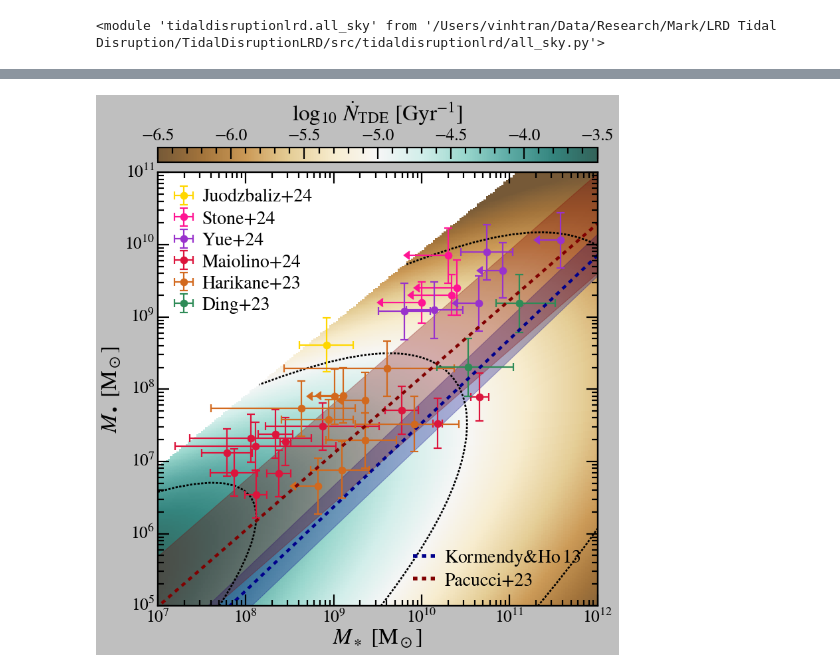
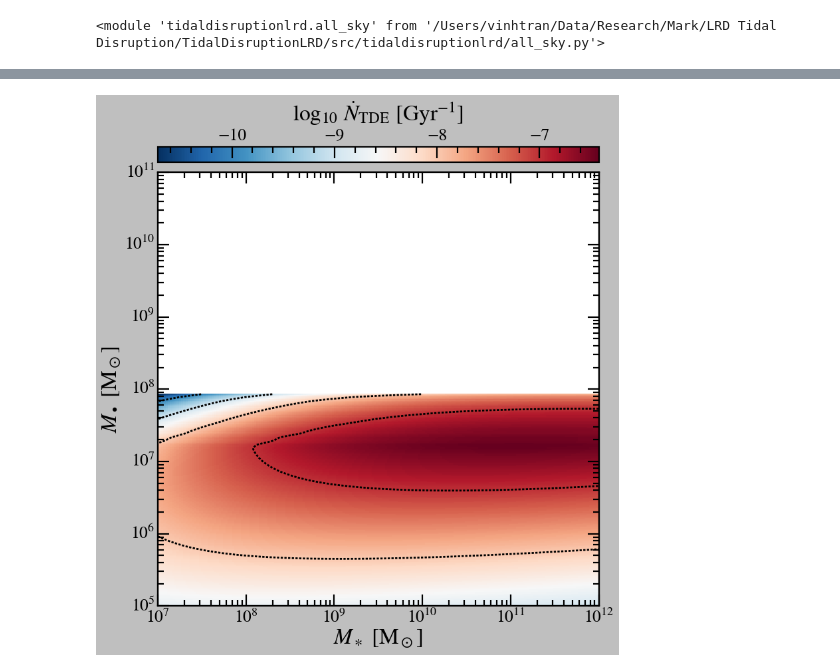
Before and after one commit to vinh-qtran/TidalDisruptionLRD, a Jupyter notebook: nbs/Ms_Mbh_tde_rate.ipynb, the cells around one changed output, grey strips where cells are left out. Drawn from its saved outputs; the diff is of its cells as text; code cells hidden in the pictures.

```diff
--- a/nbs/Ms_Mbh_tde_rate.ipynb
+++ b/nbs/Ms_Mbh_tde_rate.ipynb
@@ -32,4 +31,18 @@ importlib.reload(tde_rate)
 importlib.reload(all_sky)
 # %% [output]
 <module 'tidaldisruptionlrd.all_sky' from '/Users/vinhtran/Data/Research/Mark/LRD Tidal Disruption/TidalDisruptionLRD/src/tidaldisruptionlrd/all_sky.py'>
+# %%
+r_2d_half_mass = {
+    0.0: 2.9036,  # Dehnen core
+    0.25: 2.6309,
+    0.5: 2.3585,
+    0.75: 2.0866,
+    1.0: 1.8153,  # Hernquist
+    1.25: 1.5448,
+    1.5: 1.2757,
+    1.75: 1.0085,
+    2.0: 0.7447,  # Jaffe
+    2.25: 0.4874,
+    2.5: 0.2450,
+}
 # %%
@@ -57,5 +74,5 @@ tde_iso = all_sky.IsothermalTDEGrid(
 # %%
-with open("tdes/tde_Hernquist_Salpeter_1e9_a55_75.pkl", "rb") as f:  # noqa: PTH123
+with open("tdes/tde_Dehnen_250.pkl", "rb") as f:  # noqa: PTH123
     tde = pickle.load(f)
 # %%
 def KH13_log_Mbh_from_log_Ms(log_M_s):
@@ -157,11 +158,11 @@ c = ax.pcolormesh(
     M_s,
     M_bh,
     log10_N_TDE_grid.T,
-    vmin=-6.5,
-    vmax=-3.5,
-    cmap="BrBG",
+    # vmin=-6.5,
+    # vmax=-3.5,
+    cmap="RdBu_r",
     shading="auto",
-    alpha=0.8,
+    # alpha=0.8,
 )
 cb = fig.colorbar(
     c,
@@ -178,7 +179,7 @@ cb.set_label(r"$\log_{10} \, \dot{N}_{\rm TDE}$ [Gyr$^{-1}$]", labelpad=10)
 # for scaleing in [1, 10, 100, 1000]:
 #     ax.plot(M_bh*scaleing, M_bh, "k--")
 
-levels = [-7, -6, -5, -4, -3]
+levels = np.arange(-11, -1, 1)
 
 cont = ax.contour(
     M_s,
@@ -190,7 +191,7 @@ cont = ax.contour(
     linestyles=[(0, (3, 2))],
 )
 
-show_observed_LRD(ax, "upper left")
+# show_observed_LRD(ax, "upper left")
 
 
 ax_legend = ax.twinx()
@@ -211,14 +212,14 @@ def show_Mbh_Ms_relation(Mbh, Ms_from_Mbh_func, scatter, label, color, ls):
     ax_legend.plot([], [], color=color, ls=ls, lw=5, label=label)
 
 
-show_Mbh_Ms_relation(
-    np.logspace(3, 12, 1000),
-    KH13_Ms_from_Mbh,
-    scatter=0.29,
-    label=r"Kormendy&Ho$\,$13",
-    color="darkblue",
-    ls="--",
-)
+# show_Mbh_Ms_relation(
+#     np.logspace(3, 12, 1000),
+#     KH13_Ms_from_Mbh,
+#     scatter=0.29,
+#     label=r"Kormendy&Ho$\,$13",
+#     color="darkblue",
+#     ls="--",
+# )
 # show_Mbh_Ms_relation(
 #     np.logspace(3, 12, 1000),
 #     RV15_Ms_from_Mbh,
@@ -233,40 +234,40 @@ show_Mbh_Ms_relation(
 #     scatter=0.79,
 #     label="G20",
 #     color="darkslategrey",
 #     ls=":"
 # )
-show_Mbh_Ms_relation(
-    np.logspace(3, 12, 1000),
-    P23_Ms_from_Mbh,
-    scatter=0.69,
-    label="Pacucci+23",
-    color="maroon",
-    ls="--",
-)
+# show_Mbh_Ms_relation(
+#     np.logspace(3, 12, 1000),
+#     P23_Ms_from_Mbh,
+#     scatter=0.69,
+#     label="Pacucci+23",
+#     color="maroon",
+#     ls="--",
+# )
 
 ax.set_xlim(1e7, 1e12)
 ax.set_ylim(1e5, 1e11)
 
 ax.set_xlabel(r"$M_\ast$ [M$_\odot$]")
 ax.set_ylabel(r"$M_\bullet$ [M$_\odot$]")
 
 ax.set_xscale("log")
 ax.set_yscale("log")
 
 ax_legend.legend(
     loc="lower right",
     handletextpad=0.5,
     handlelength=1.2,
     columnspacing=0.5,
     labelspacing=0.25,
 )
 
 ax_legend.set_yticks([])
 ax.tick_params(axis="y", which="both", right=True)
 
 plt.tight_layout()
-plt.savefig("../../Ms_Mbh_TDE_rate.png")
+# plt.savefig("../../Ms_Mbh_TDE_rate.png")
 
 plt.show()
 # %% [output]
-[figure, old version]
+[figure, new version]
```
Also changed, not shown: parts of 8 cells of this notebook, 20 other files.
